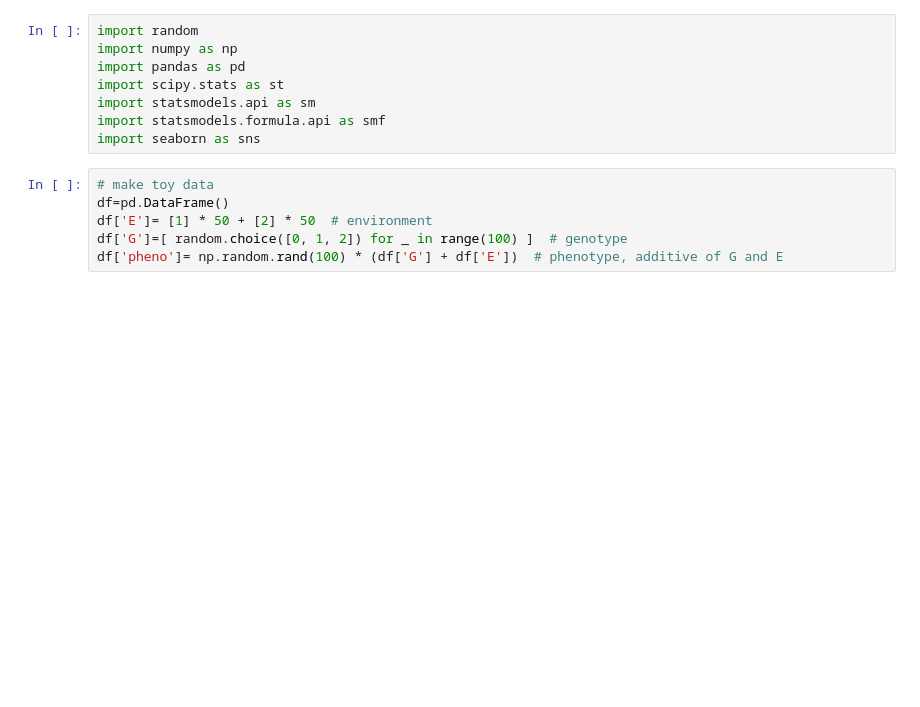
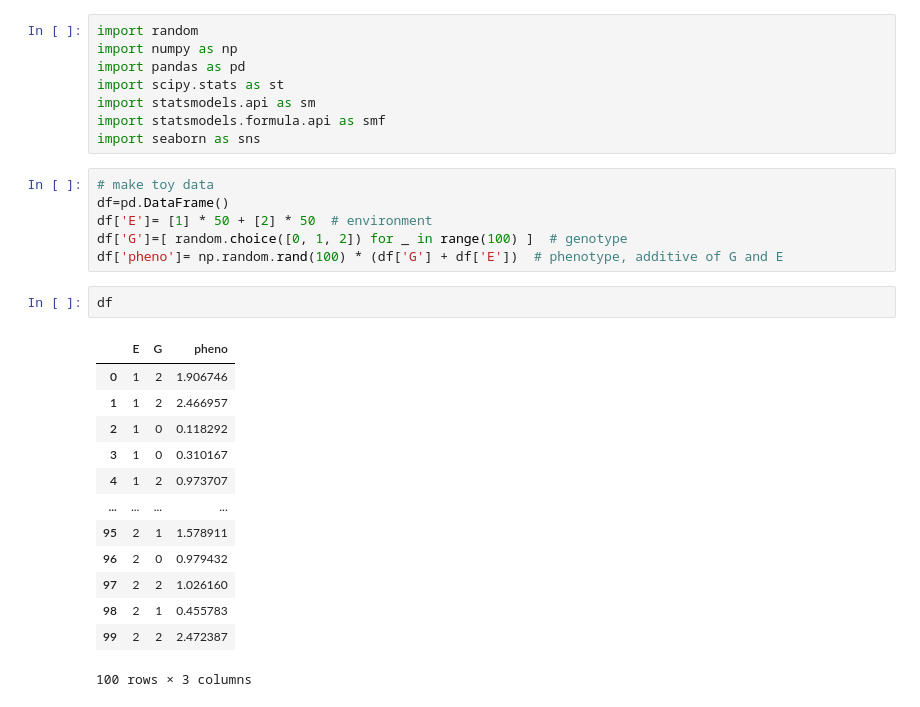
Before and after one commit to shohei-kojima/210715, a Jupyter notebook: 210715_1.ipynb, the cells around one changed output. Saved outputs shown, nothing was run; the diff lists cells and outputs as text; blank space fills up the shorter version.

```diff
--- a/210715_1.ipynb
+++ b/210715_1.ipynb
@@ -15,6 +15,22 @@ df=pd.DataFrame()
 df['E']= [1] * 50 + [2] * 50  # environment
 df['G']=[ random.choice([0, 1, 2]) for _ in range(100) ]  # genotype
 df['pheno']= np.random.rand(100) * (df['G'] + df['E'])  # phenotype, additive of G and E
+# %%
+df
+# %% [output]
+|  | E | G | pheno |
+| 0 | 1 | 2 | 1.906746 |
+| 1 | 1 | 2 | 2.466957 |
+| 2 | 1 | 0 | 0.118292 |
+| 3 | 1 | 0 | 0.310167 |
+| 4 | 1 | 2 | 0.973707 |
+| ... | ... | ... | ... |
+| 95 | 2 | 1 | 1.578911 |
+| 96 | 2 | 0 | 0.979432 |
+| 97 | 2 | 2 | 1.026160 |
+| 98 | 2 | 1 | 0.455783 |
+| 99 | 2 | 2 | 2.472387 |
+100 rows × 3 columns
 # %%
 sns.swarmplot(data=df, y='pheno')
 # %% [output]
```
Also changed, not shown: parts of 5 cells of this notebook.
